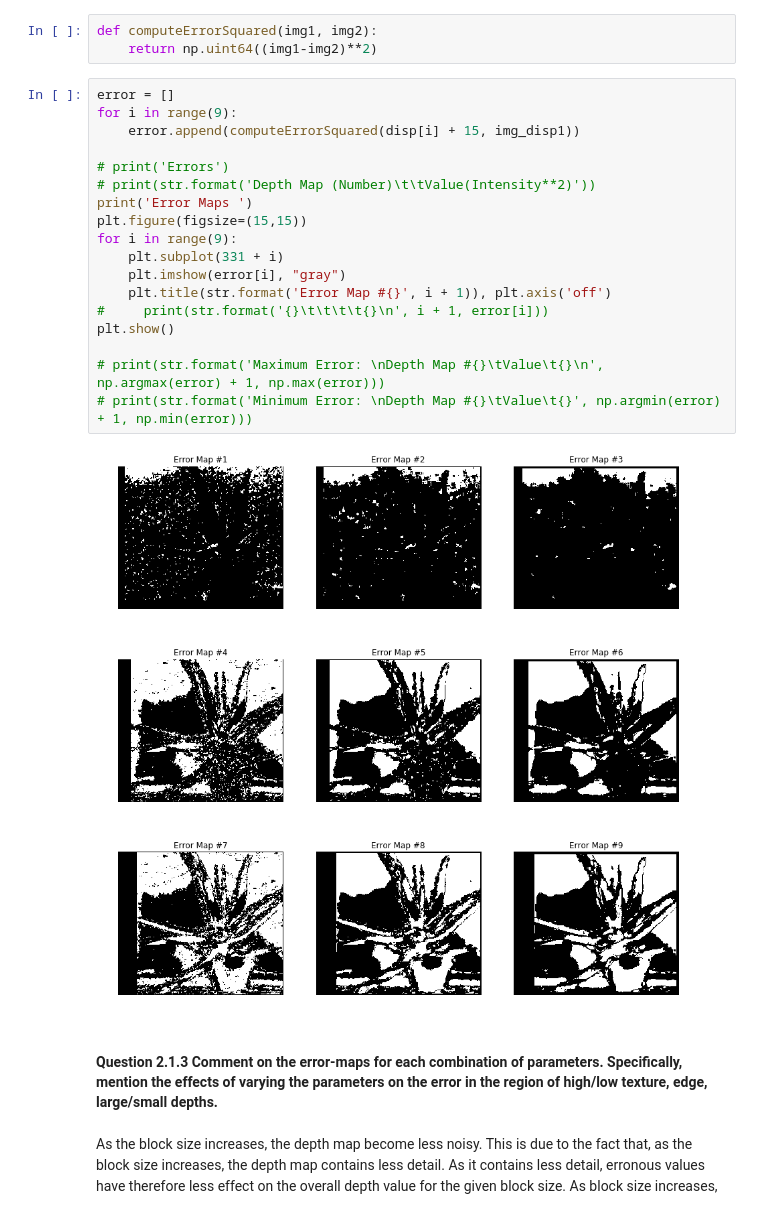
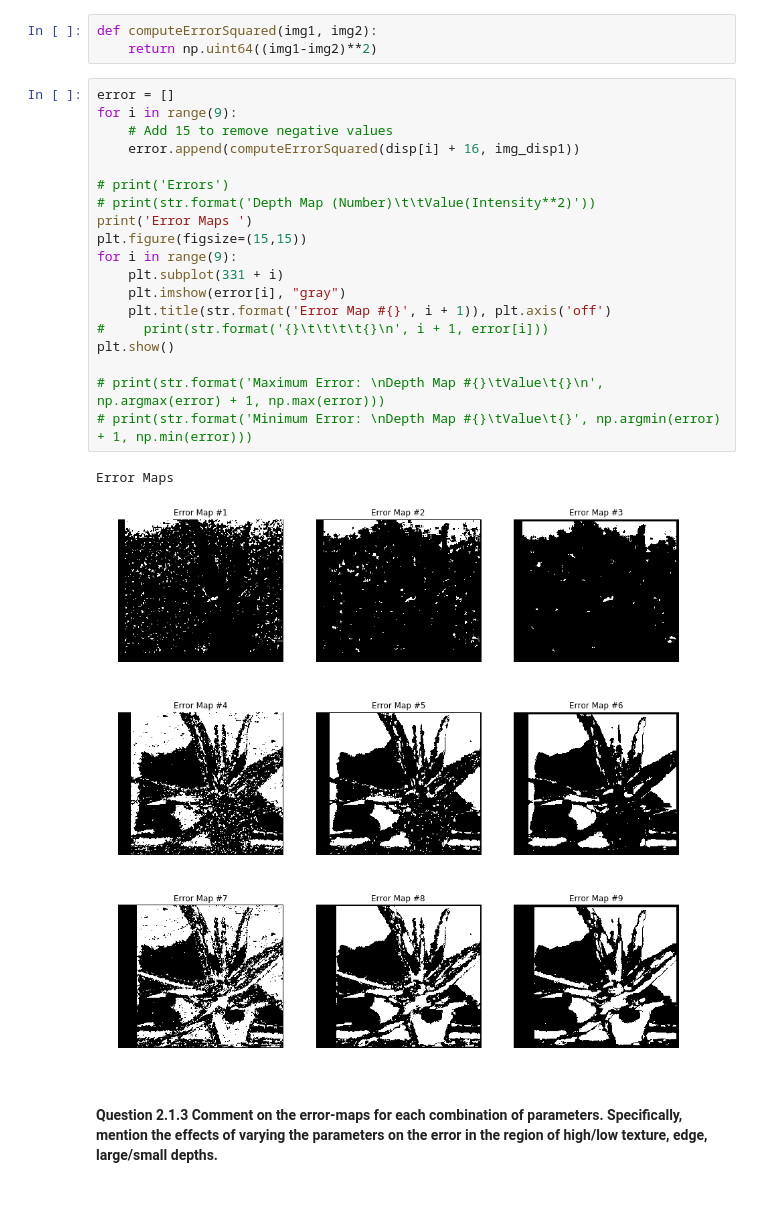
Before and after one commit to mattesko/ECSE415-Assignments, a Jupyter notebook: Assignment_3/Depth_Estimation.ipynb, the cells around one changed output. Drawn from its saved outputs; the diff is of its cells as text.

```diff
--- a/Assignment_3/Depth_Estimation.ipynb
+++ b/Assignment_3/Depth_Estimation.ipynb
@@ -97,25 +97,24 @@ def computeErrorSquared(img1, img2):
 # %%
 error = []
 for i in range(9):
-    error.append(computeErrorSquared(disp[i] + 15, img_disp1))
+    # Add 15 to remove negative values
+    error.append(computeErrorSquared(disp[i] + 16, img_disp1))
 
 # print('Errors')
 # print(str.format('Depth Map (Number)\t\tValue(Intensity**2)'))
 print('Error Maps ')
 plt.figure(figsize=(15,15))
 for i in range(9):
     plt.subplot(331 + i)
     plt.imshow(error[i], "gray")
     plt.title(str.format('Error Map #{}', i + 1)), plt.axis('off')
 #     print(str.format('{}\t\t\t\t{}\n', i + 1, error[i]))
 plt.show()
 
 # print(str.format('Maximum Error: \nDepth Map #{}\tValue\t{}\n', np.argmax(error) + 1, np.max(error)))
 # print(str.format('Minimum Error: \nDepth Map #{}\tValue\t{}', np.argmin(error) + 1, np.min(error)))
 # %% [output]
+Error Maps
-[figure, old version]
+[figure, new version]
 # %% [markdown]
 #### Question 2.1.3 Comment on the error-maps for each combination of parameters. Specifically, mention the effects of varying the parameters on the error in the region of high/low texture, edge, large/small depths.
-# %% [markdown]
-As the block size increases, the depth map become less noisy. This is due to the fact that, as the block size increases, the depth map contains less detail. As it contains less detail, erronous values have therefore less effect on the overall depth value for the given block size.
-As block size increases,
```
Also changed, not shown: parts of 1 cell of this notebook, 2 other files.
